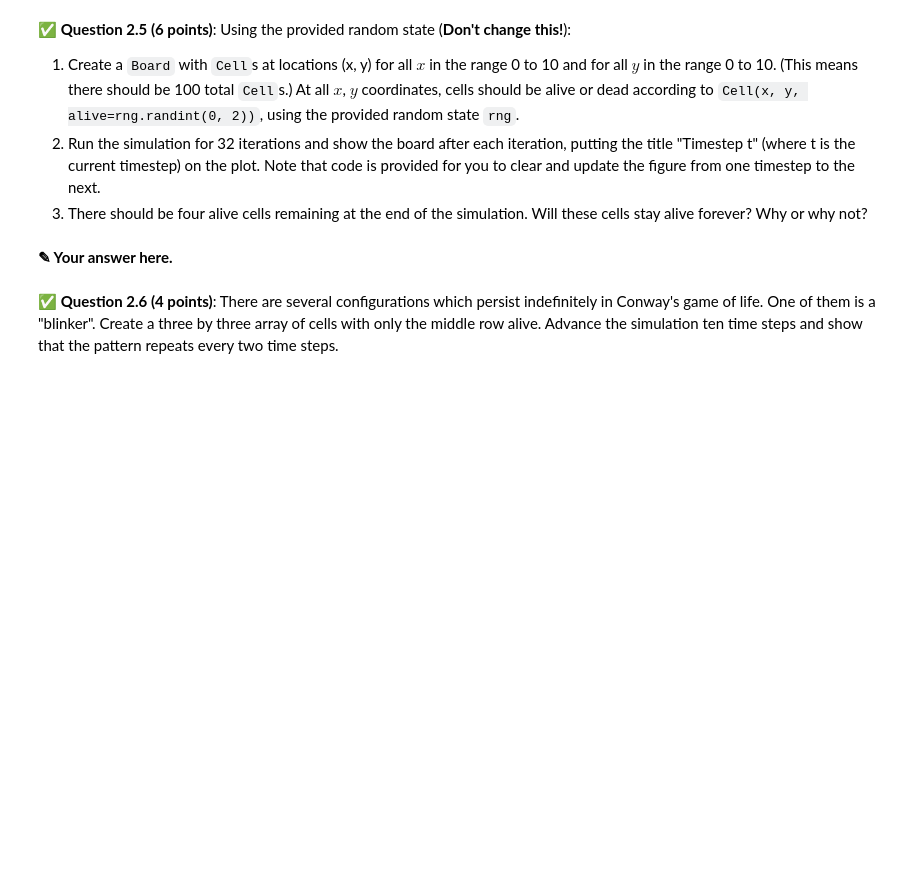
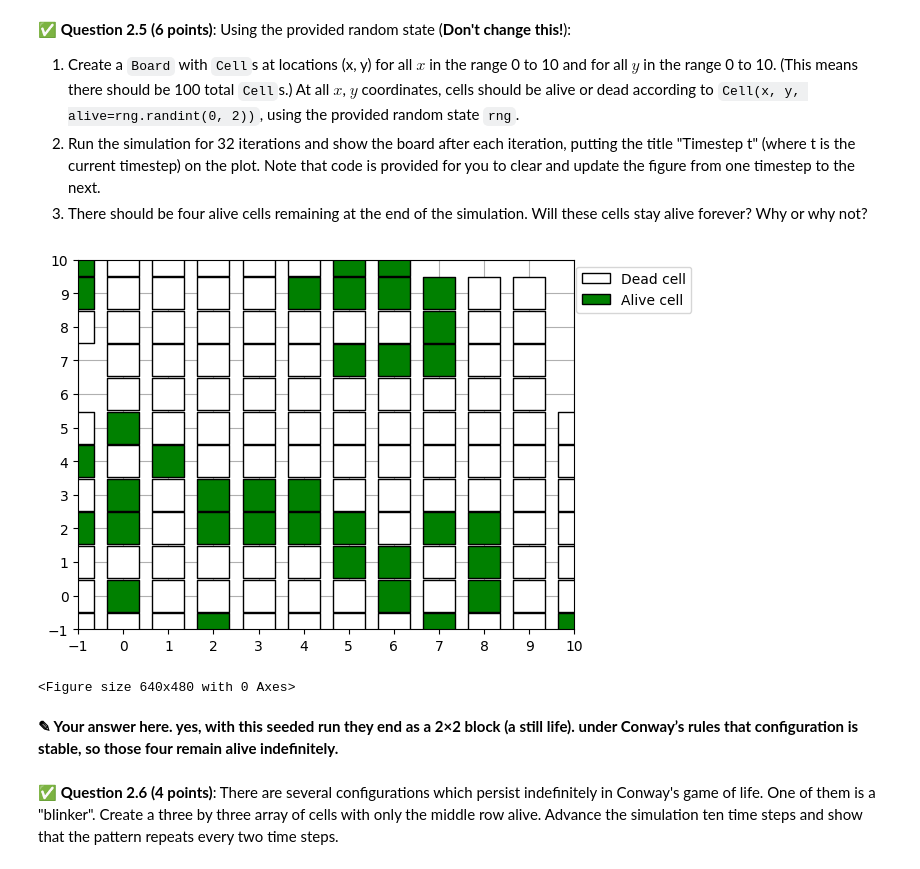
Before and after one commit to BigusMaximus/CMSE-202-Fall-2025, a Jupyter notebook: notebooks/Homeworks/hw-02/HW-02_ABMandGraphTheory-STUDENT.ipynb, the cells around one changed output. Cells and saved outputs as stored; diff of their text form; code cells hidden in the pictures; blank space fills up the shorter version.

```diff
--- a/notebooks/Homeworks/hw-02/HW-02_ABMandGraphTheory-STUDENT.ipynb
+++ b/notebooks/Homeworks/hw-02/HW-02_ABMandGraphTheory-STUDENT.ipynb
@@ -313,23 +306,29 @@ class Board:
 # %%
 import time
 import numpy as np
 from IPython.display import display, clear_output
 
-
 rng = np.random.RandomState(1)
 
-# Your code here to initialize the board.
+cells = [Cell(x, y, alive=bool(rng.randint(0, 2))) for y in range(10) for x in range(10)]
+board = Board(cells)
 
 fig, ax = plt.subplots()
 for t in range(32 + 1):
-    # Your code here to update and show the board.
+    ax.set_title(f"Timestep {t}")
+    board.show(xlim=(-1, 10), ylim=(-1, 10))
+    if t < 32:
+        board.run()
 
     # After calling Board.show, run the following lines of code to make the animation smooth.
-    clear_output(wait=True) # Clear output for dynamic display
-    display(fig)            # Reset display
-    fig.clear()             # Prevent overlapping and layered plots
-    time.sleep(0.1)         # Wait a certain amount of time before showing the next plot. You can modify this as appropriate.
+    clear_output(wait=True)  # Clear output for dynamic display
+    display(fig)             # Reset display
+    fig.clear()              # Prevent overlapping and layered plots
+    time.sleep(0.1)          # Wait a certain amount of time before showing the next plot. You can modify this as appropriate.
+# %% [output]
+[figure, added]
+<Figure size 640x480 with 0 Axes>
-# %% [markdown]
-**<font size=+3>&#9998;</font> Your answer here.**
+# %% [markdown]
+**<font size=+3>&#9998;</font> Your answer here. yes, with this seeded run they end as a 2×2 block (a still life). under Conway’s rules that configuration is stable, so those four remain alive indefinitely.**
 # %% [markdown]
 &#9989; **Question 2.6 (4 points)**: There are several configurations which persist indefinitely in Conway's game of life. One of them is a "blinker". Create a three by three array of cells with only the middle row alive. Advance the simulation ten time steps and show that the pattern repeats every two time steps.
```
Also changed, not shown: parts of 14 cells of this notebook.
